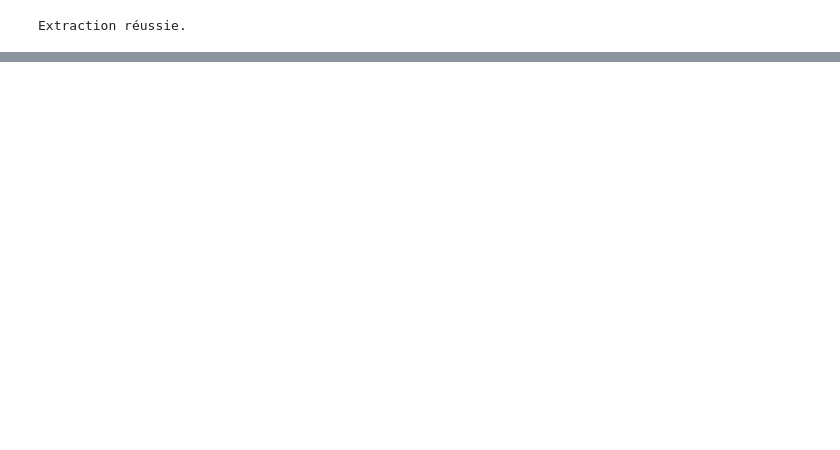
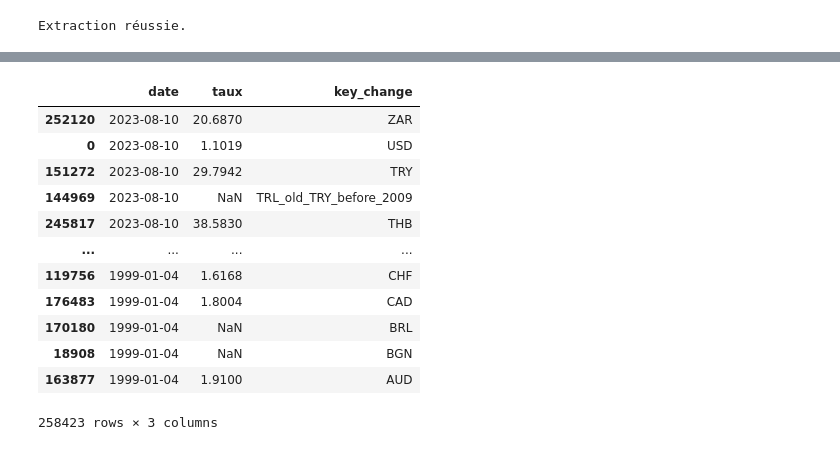
Before and after one commit to henzozhang/projet_bce_taux_echange, a Jupyter notebook: scrapy_taux_echang.ipynb, the cells around one changed output, grey strips where cells are left out. Cells and saved outputs as stored; diff of their text form; code cells hidden in the pictures; blank space fills up the shorter version.

```diff
--- a/scrapy_taux_echang.ipynb
+++ b/scrapy_taux_echang.ipynb
@@ -57,0 +163,17 @@ Extraction réussie.
+# %%
+final_df = melted_df[['date', 'taux', 'key_change']].sort_values([ 'date','key_change'],ascending=False)
+final_df
+# %% [output]
+|  | date | taux | key_change |
+| 252120 | 2023-08-10 | 20.6870 | ZAR |
+| 0 | 2023-08-10 | 1.1019 | USD |
+| 151272 | 2023-08-10 | 29.7942 | TRY |
+| 144969 | 2023-08-10 | NaN | TRL_old_TRY_before_2009 |
+| 245817 | 2023-08-10 | 38.5830 | THB |
+| ... | ... | ... | ... |
+| 119756 | 1999-01-04 | 1.6168 | CHF |
+| 176483 | 1999-01-04 | 1.8004 | CAD |
+| 170180 | 1999-01-04 | NaN | BRL |
+| 18908 | 1999-01-04 | NaN | BGN |
+| 163877 | 1999-01-04 | 1.9100 | AUD |
+258423 rows × 3 columns
```
Also changed, not shown: parts of 29 cells of this notebook, 4 other files.
